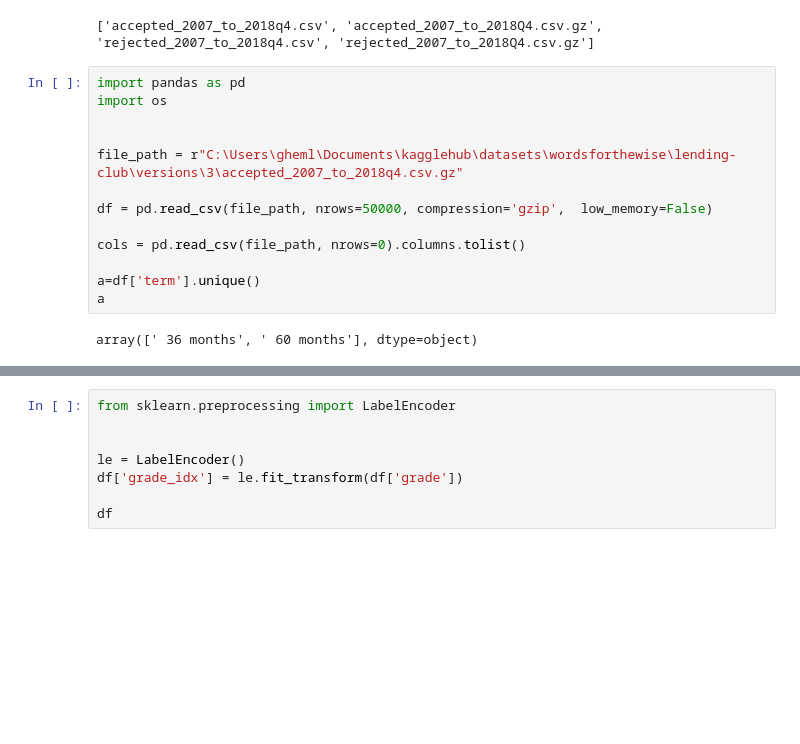
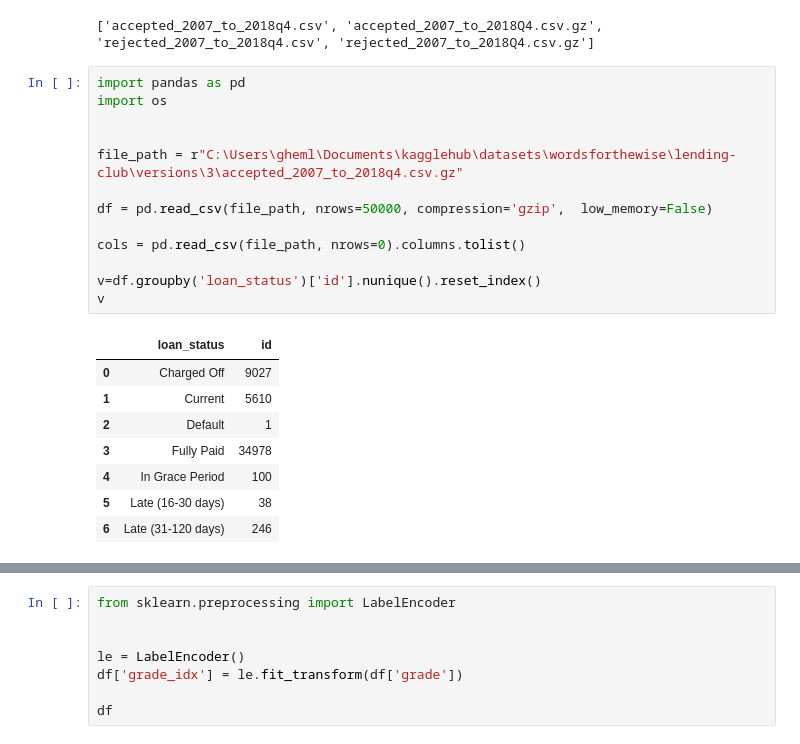
Before and after one commit to gopalvashishtha/IFRS9-Credit-Risk-Model, a Jupyter notebook: IFRS9_Project.ipynb, the cells around one changed output, grey strips where cells are left out. Saved outputs shown, nothing was run; the diff lists cells and outputs as text; blank space fills up the shorter version.

```diff
--- a/IFRS9_Project.ipynb
+++ b/IFRS9_Project.ipynb
@@ -20,18 +20,25 @@ print(files)
 # %%
 import pandas as pd
 import os
 
 
 file_path = r"C:\Users\gheml\Documents\kagglehub\datasets\wordsforthewise\lending-club\versions\3\accepted_2007_to_2018q4.csv.gz"
 
 df = pd.read_csv(file_path, nrows=50000, compression='gzip',  low_memory=False)
 
 cols = pd.read_csv(file_path, nrows=0).columns.tolist()
 
-a=df['term'].unique()
-a
+v=df.groupby('loan_status')['id'].nunique().reset_index()
+v
 # %% [output]
-array([' 36 months', ' 60 months'], dtype=object)
+|  | loan_status | id |
+| 0 | Charged Off | 9027 |
+| 1 | Current | 5610 |
+| 2 | Default | 1 |
+| 3 | Fully Paid | 34978 |
+| 4 | In Grace Period | 100 |
+| 5 | Late (16-30 days) | 38 |
+| 6 | Late (31-120 days) | 246 |
 # %%
 
 selected_cols = [
```
Also changed, not shown: parts of 1 cell of this notebook.
